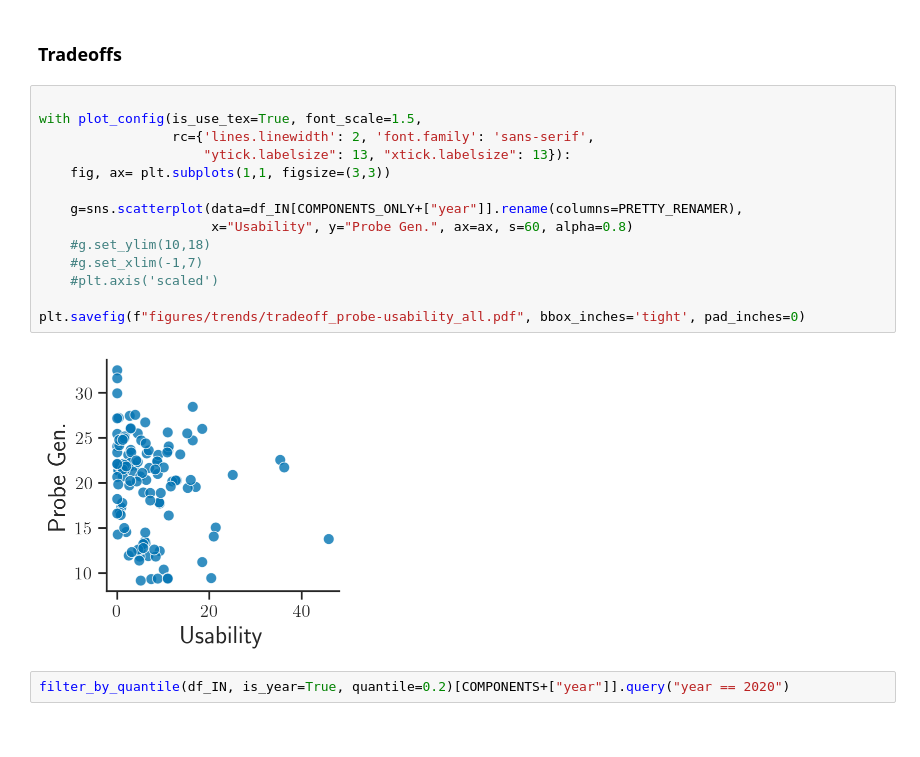
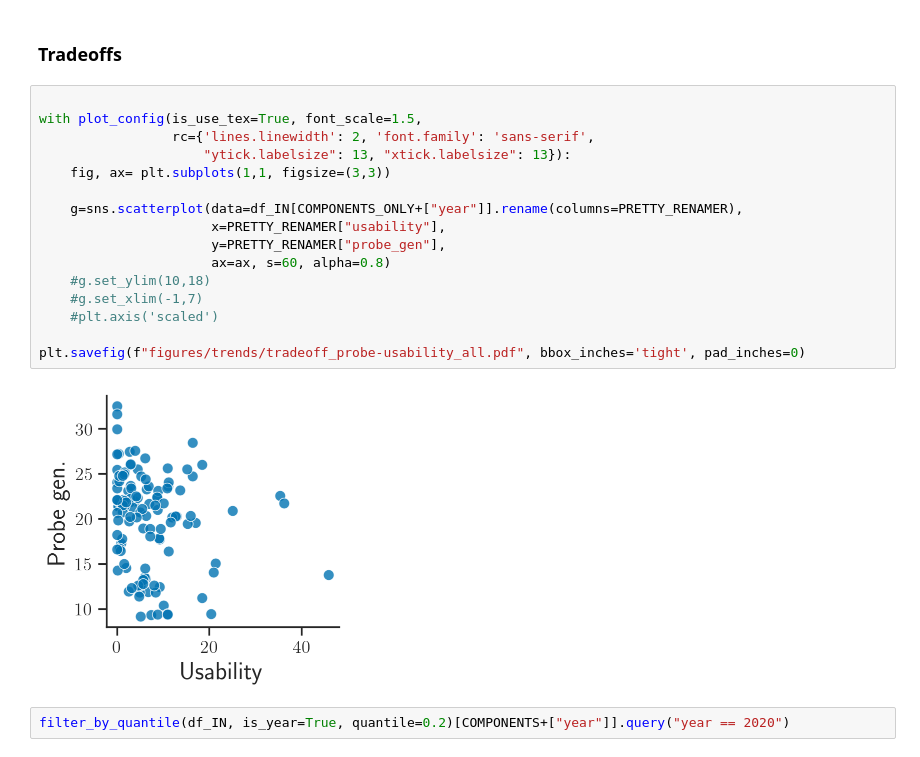
Before and after one commit to YannDubs/SSL-Risk-Decomposition, a Jupyter notebook: notebooks/main_paper.ipynb, the cells around one changed output. Cells and saved outputs as stored; diff of their text form.

```diff
--- a/notebooks/main_paper.ipynb
+++ b/notebooks/main_paper.ipynb
@@ -337,19 +298,21 @@ plot_trend(df.query('pretraining_data == "ImageNet-1K" '),
 # %%
 
 with plot_config(is_use_tex=True, font_scale=1.5,
                  rc={'lines.linewidth': 2, 'font.family': 'sans-serif',
                      "ytick.labelsize": 13, "xtick.labelsize": 13}):
     fig, ax= plt.subplots(1,1, figsize=(3,3))
 
     g=sns.scatterplot(data=df_IN[COMPONENTS_ONLY+["year"]].rename(columns=PRETTY_RENAMER),
-                      x="Usability", y="Probe Gen.", ax=ax, s=60, alpha=0.8)
+                      x=PRETTY_RENAMER["usability"],
+                      y=PRETTY_RENAMER["probe_gen"],
+                      ax=ax, s=60, alpha=0.8)
     #g.set_ylim(10,18)
     #g.set_xlim(-1,7)
     #plt.axis('scaled')
 
 plt.savefig(f"figures/trends/tradeoff_probe-usability_all.pdf", bbox_inches='tight', pad_inches=0)
 # %% [output]
-[figure, old version]
+[figure, new version]
 # %%
 filter_by_quantile(df_IN, is_year=True, quantile=0.2)[COMPONENTS+["year"]].query("year == 2020")
 # %% [output]
```
Also changed, not shown: parts of 35 cells of this notebook, 14 other files.
